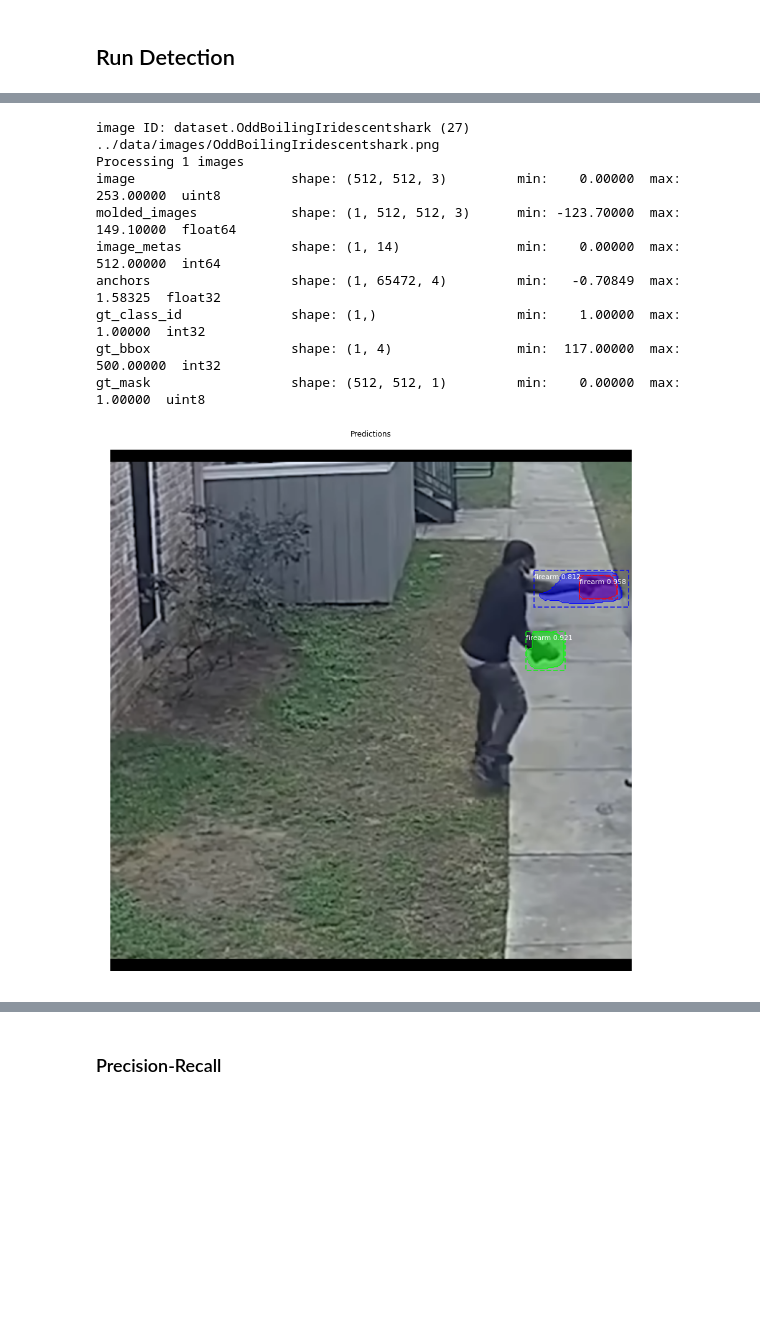
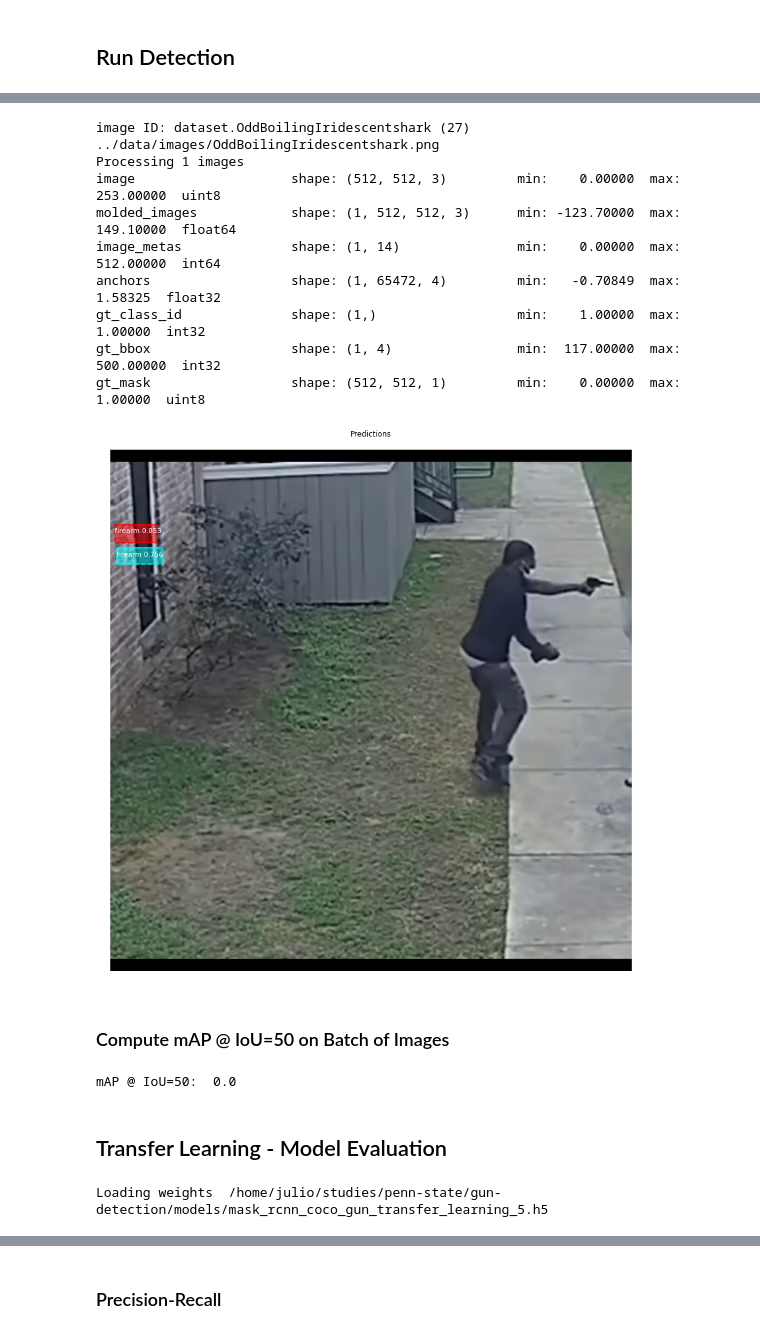
Before and after one commit to jcalvesoliveira/firearm-detection, a Jupyter notebook: notebooks/2.0-model-evaluation.ipynb, the cells around one changed output, grey strips where cells are left out. Cells and saved outputs as stored; diff of their text form; code cells hidden in the pictures; blank space fills up the shorter version.

Commit message:
adding model comparisson

```diff
--- a/notebooks/2.0-model-evaluation.ipynb
+++ b/notebooks/2.0-model-evaluation.ipynb
@@ -30,4 +30,5 @@ from mrcnn.model import log
 MODEL_DIR = os.path.join(ROOT_DIR, "models")
 
 # Local path to trained weights file
-MODEL_PATH = os.path.join(MODEL_DIR, "mask_rcnn_coco_gun_transfer_learning.h5")
+MODEL_TRANSFERLEARNING_5 = os.path.join(MODEL_DIR, "mask_rcnn_coco_gun_transfer_learning_5.h5")
+MODEL_MRCNN_5 = os.path.join(MODEL_DIR, "mask_rcnn_gun_cfg_5.h5")
@@ -106,6 +109,6 @@ with tf.device(DEVICE):
                               config=config)
 
 # Load weights
-print("Loading weights ", MODEL_PATH)
-model.load_weights(MODEL_PATH, by_name=True)
+print("Loading weights ", MODEL_MRCNN_5)
+model.load_weights(MODEL_MRCNN_5, by_name=True)
 # %% [output]
@@ -125,7 +128,7 @@ WARNING:tensorflow:From /home/julio/.local/share/virtualenvs/ad-block-real-world
 # %% [markdown]
 ## Run Detection
 # %%
-image_id = random.choice(dataset.image_ids)
+image_id = 34
 image, image_meta, gt_class_id, gt_bbox, gt_mask =\
     modellib.load_image_gt(dataset, config, image_id, use_mini_mask=False)
 info = dataset.image_info[image_id]
@@ -157,30 +160,70 @@ gt_mask                  shape: (512, 512, 1)         min:    0.00000  max:    1
 # %%
-image_id = random.choice(dataset.image_ids)
+image_id = 27
 image, image_meta, gt_class_id, gt_bbox, gt_mask =\
     modellib.load_image_gt(dataset, config, image_id, use_mini_mask=False)
 info = dataset.image_info[image_id]
 print("image ID: {}.{} ({}) {}".format(info["source"], info["id"], image_id,
                                        dataset.image_reference(image_id)))
 # Run object detection
 results = model.detect([image], verbose=1)
 
 # Display results
 ax = get_ax(1)
 r = results[0]
 visualize.display_instances(image, r['rois'], r['masks'], r['class_ids'],
                             dataset.class_names, r['scores'], ax=ax,
                             title="Predictions")
 log("gt_class_id", gt_class_id)
 log("gt_bbox", gt_bbox)
 log("gt_mask", gt_mask)
 # %% [output]
 image ID: dataset.OddBoilingIridescentshark (27) ../data/images/OddBoilingIridescentshark.png
 Processing 1 images
 image                    shape: (512, 512, 3)         min:    0.00000  max:  253.00000  uint8
 molded_images            shape: (1, 512, 512, 3)      min: -123.70000  max:  149.10000  float64
 image_metas              shape: (1, 14)               min:    0.00000  max:  512.00000  int64
 anchors                  shape: (1, 65472, 4)         min:   -0.70849  max:    1.58325  float32
 gt_class_id              shape: (1,)                  min:    1.00000  max:    1.00000  int32
 gt_bbox                  shape: (1, 4)                min:  117.00000  max:  500.00000  int32
 gt_mask                  shape: (512, 512, 1)         min:    0.00000  max:    1.00000  uint8
-[figure, old version]
+[figure, new version]
+# %% [markdown]
+### Compute mAP @ IoU=50 on Batch of Images
+# %%
+# Compute VOC-style Average Precision
+def compute_batch_ap(image_ids):
+    APs = []
+    for image_id in image_ids:
+        # Load image
+        image, image_meta, gt_class_id, gt_bbox, gt_mask =\
+            modellib.load_image_gt(dataset, config,
+                                   image_id, use_mini_mask=False)
+        # Run object detection
+        results = model.detect([image], verbose=0)
+        # Compute AP
+        r = results[0]
+        AP, precisions, recalls, overlaps =\
+            utils.compute_ap(gt_bbox, gt_class_id, gt_mask,
+                              r['rois'], r['class_ids'], r['scores'], r['masks'])
+        APs.append(AP)
+    return APs
+
+# Pick a set of random images
+image_ids = np.random.choice(dataset.image_ids, 10)
+APs = compute_batch_ap(image_ids)
+print("mAP @ IoU=50: ", np.mean(APs))
+# %% [output]
+mAP @ IoU=50:  0.0
+# %% [markdown]
+## Transfer Learning - Model Evaluation
+# %%
+# Create model in inference mode
+with tf.device(DEVICE):
+    model = modellib.MaskRCNN(mode="inference", model_dir=MODEL_DIR,
+                              config=config)
+
+# Load weights
+print("Loading weights ", MODEL_TRANSFERLEARNING_5)
+model.load_weights(MODEL_TRANSFERLEARNING_5, by_name=True)
+# %% [output]
+Loading weights  /home/julio/studies/penn-state/gun-detection/models/mask_rcnn_coco_gun_transfer_learning_5.h5
```
Also changed, not shown: parts of 11 cells of this notebook, 1 other file.
